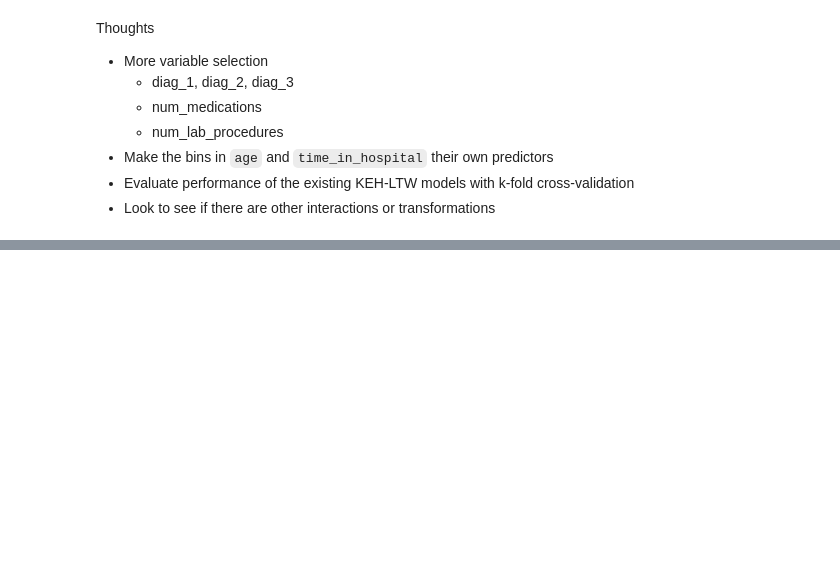
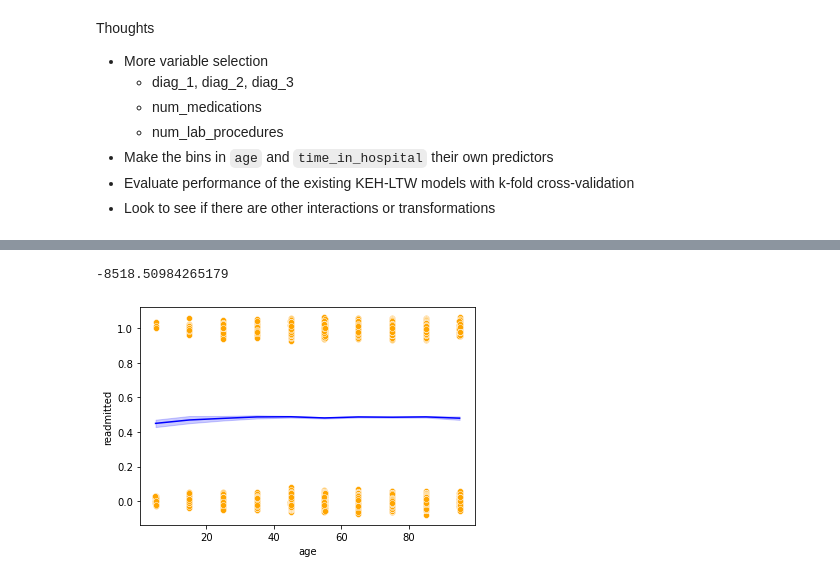
Before and after one commit to AnastasiaKWei/Saturn, a Jupyter notebook: Amy.ipynb, the cells around one changed output, grey strips where cells are left out. Cells and saved outputs as stored; diff of their text form; code cells hidden in the pictures; blank space fills up the shorter version.

```diff
--- a/Amy.ipynb
+++ b/Amy.ipynb
@@ -66,0 +120,4 @@ Thoughts
+# %%
+
+logit_model = sm.logit(formula = 'readmitted ~ time_in_hospital*age + num_of_changes + number_inpatient', data = train1).fit() #Developing logistic regression model
+logit_model.summary()
@@ -66,0 +143,12 @@ Thoughts
+# %%
+# Question: Can we visualize the logistic model in a multidimensional space, to account for all parameters used in the model?
+
+def jitter(values,j):
+    return values + np.random.normal(j,0.02,values.shape)
+
+sns.scatterplot(x = jitter(train1.age,0), y = jitter(train1.readmitted,0), data = train1, color = 'orange')
+sns.lineplot(x = 'age', y= logit_model.predict(train), data = train1, color = 'blue')
+logit_model.llf
+# %% [output]
+-8518.50984265179
+[figure, added]
```
Also changed, not shown: parts of 21 cells of this notebook.
